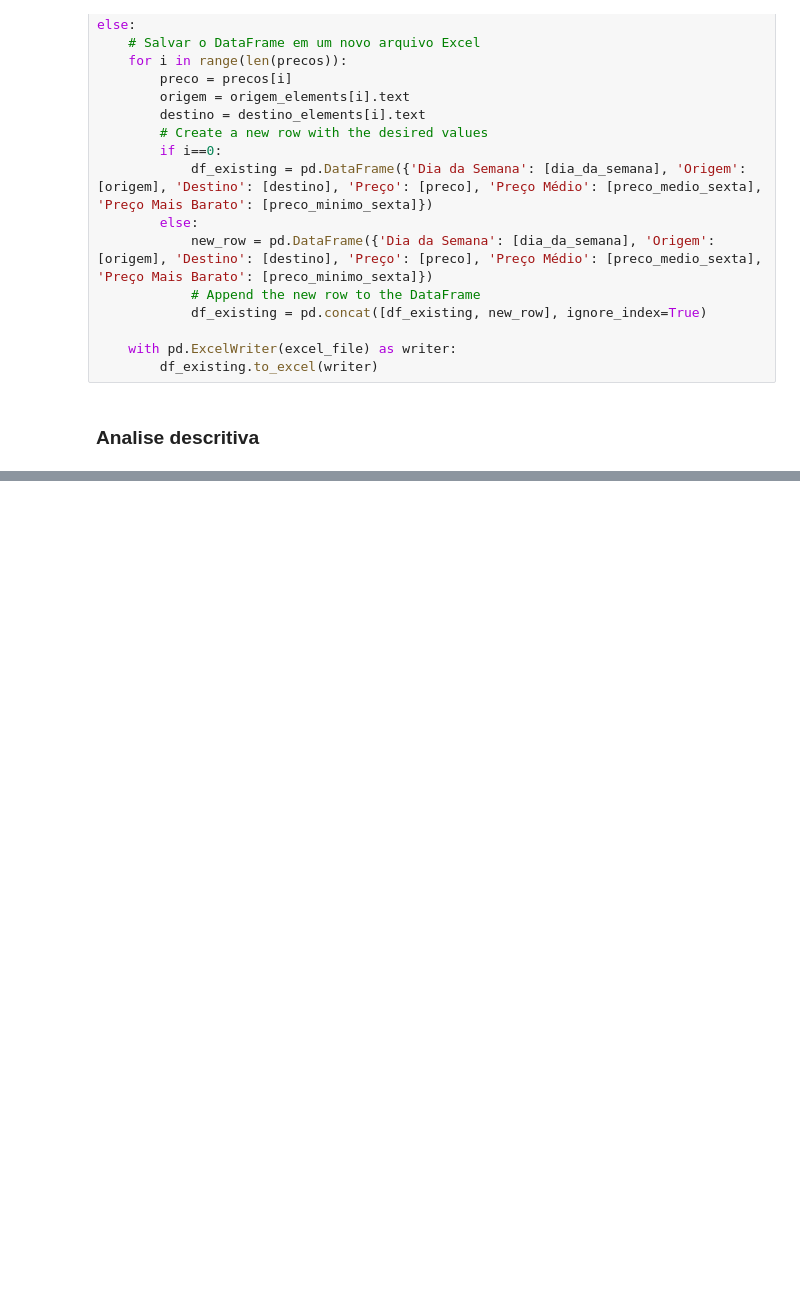
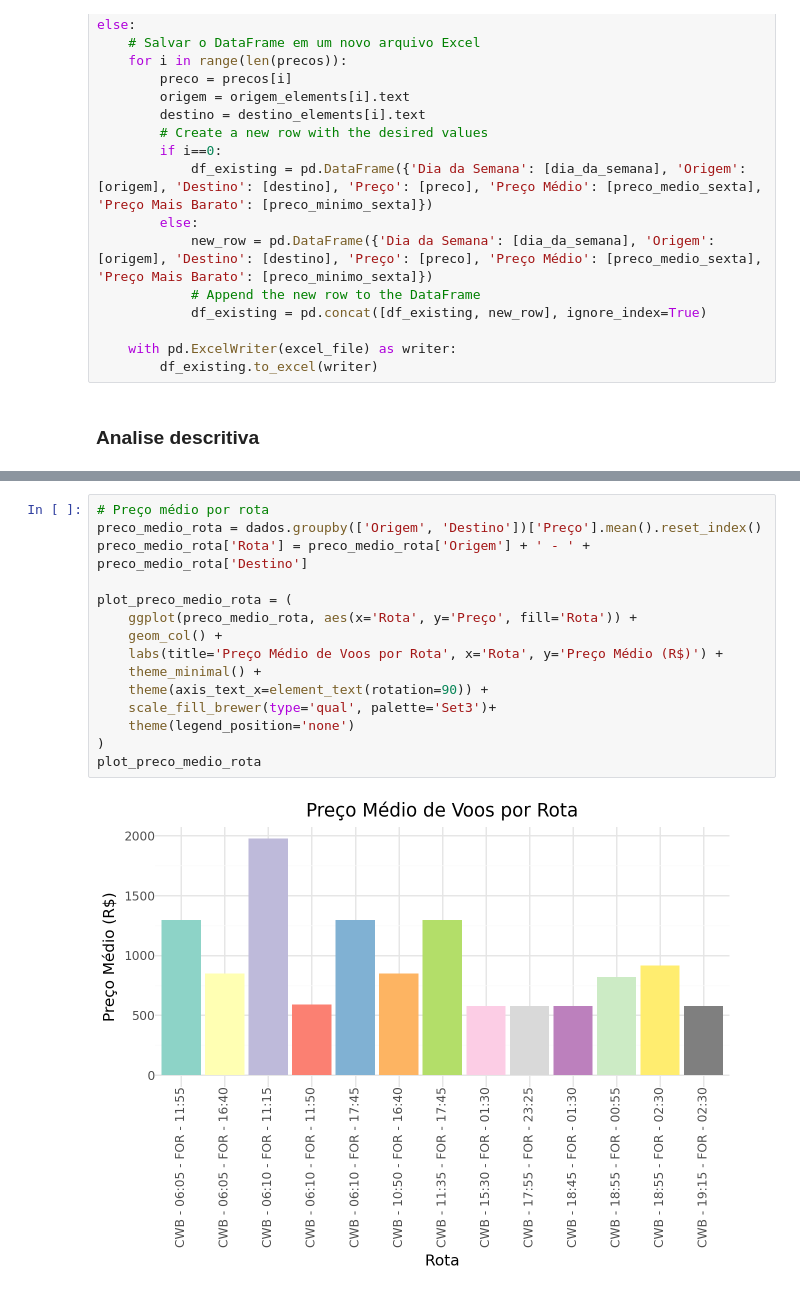
Before and after one commit to Joao-Rocha04/WebScraping_Passagens, a Jupyter notebook: WebScrapping.ipynb, the cells around one changed output, grey strips where cells are left out. Saved outputs shown, nothing was run; the diff lists cells and outputs as text; blank space fills up the shorter version.

```diff
--- a/WebScrapping.ipynb
+++ b/WebScrapping.ipynb
@@ -208,0 +222,17 @@ dados['Rota'] = dados['Origem'] + ' - ' + dados['Destino']
+# %%
+# Preço médio por rota
+preco_medio_rota = dados.groupby(['Origem', 'Destino'])['Preço'].mean().reset_index()
+preco_medio_rota['Rota'] = preco_medio_rota['Origem'] + ' - ' + preco_medio_rota['Destino']
+
+plot_preco_medio_rota = (
+    ggplot(preco_medio_rota, aes(x='Rota', y='Preço', fill='Rota')) +
+    geom_col() +
+    labs(title='Preço Médio de Voos por Rota', x='Rota', y='Preço Médio (R$)') +
+    theme_minimal() +
+    theme(axis_text_x=element_text(rotation=90)) +
+    scale_fill_brewer(type='qual', palette='Set3')+
+    theme(legend_position='none')
+)
+plot_preco_medio_rota
+# %% [output]
+[figure, added]
```
Also changed, not shown: parts of 4 cells of this notebook.
